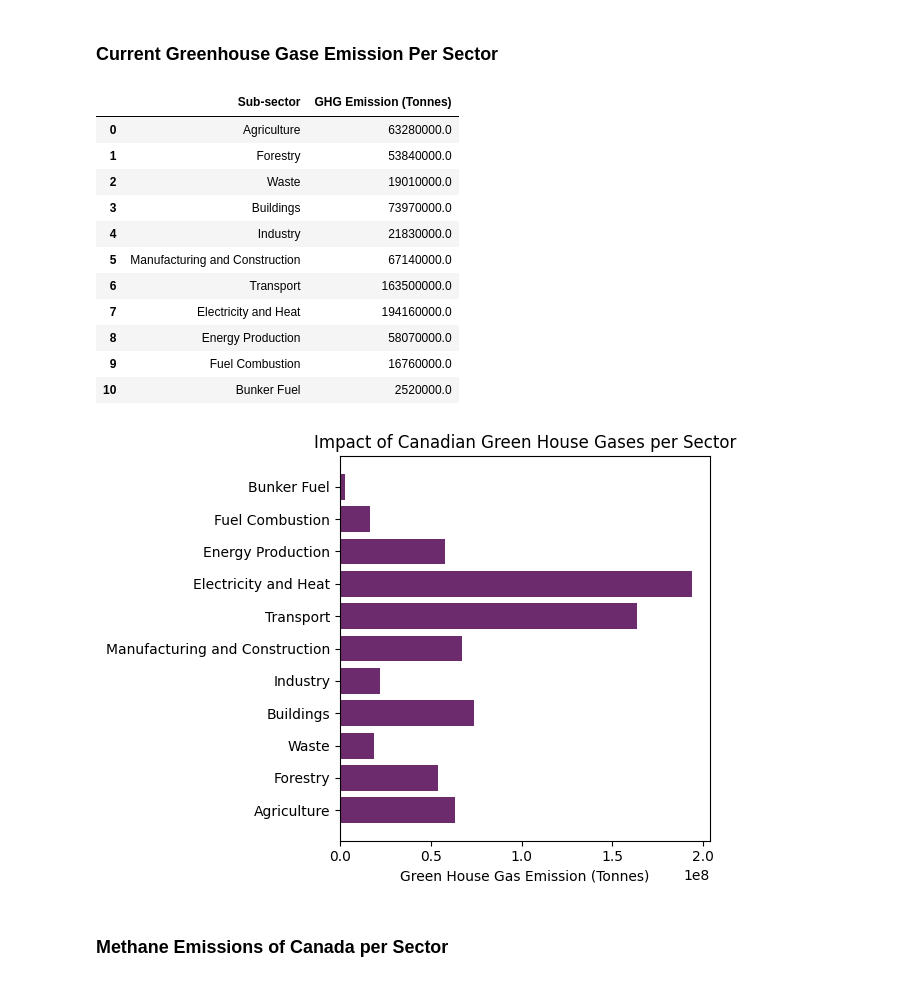
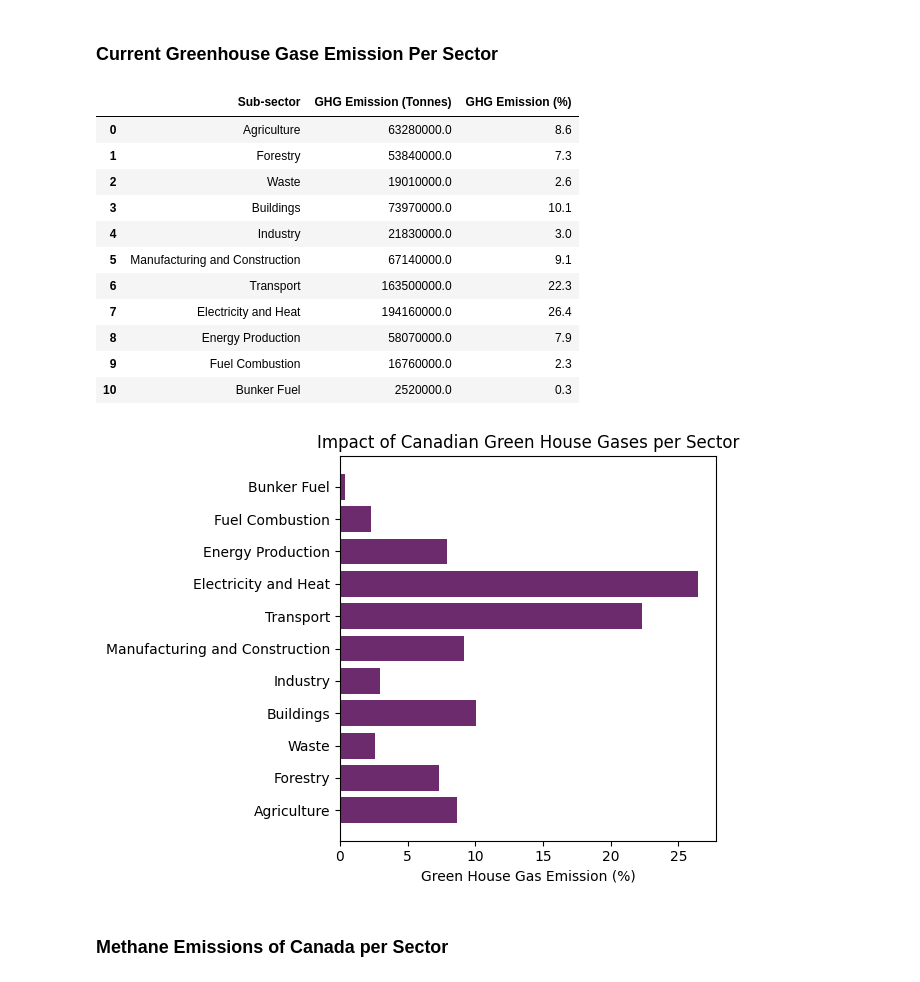
Before and after one commit to minari314159/CO2-Emission-Trends, a Jupyter notebook: Sector_Analysis.ipynb, the cells around one changed output. Saved outputs shown, nothing was run; the diff lists cells and outputs as text; code cells hidden in the pictures.

```diff
--- a/Sector_Analysis.ipynb
+++ b/Sector_Analysis.ipynb
@@ -50,4 +50,18 @@ plt.tight_layout()
 plt.show()
 # %% [output]
 [figure]
+# %%
+df_GHG = pd.read_csv('Data/GHG_Emissions.csv')
+df_GHG.rename(columns={
+    'Greenhouse gas emissions from agriculture': 'Agriculture',
+    'Greenhouse gas emissions from land use change and forestry': 'Forestry',
+    'Greenhouse gas emissions from waste': 'Waste',
+    'Greenhouse gas emissions from buildings': 'Buildings',
+    'Greenhouse gas emissions from industry': 'Industry',
+    'Greenhouse gas emissions from manufacturing and construction': 'Manufacturing and Construction',
+    'Greenhouse gas emissions from transport': 'Transport',
+    'Greenhouse gas emissions from electricity and heat': 'Electricity and Heat',
+    'Fugitive emissions of greenhouse gases from energy production': 'Energy Production',
+    'Greenhouse gas emissions from other fuel combustion': 'Fuel Combustion',
+'Greenhouse gas emissions from bunker fuels': 'Bunker Fuel'}, inplace=True)
 # %%
@@ -140,0 +118,4 @@ df_GHG_Can
+# %%
+df_GHG_Can = df_GHG[df_GHG['Entity'].isin(['Canada'])].drop([
+    'Code'], axis=1)
+df_GHG_Can
@@ -167,36 +166,37 @@ plt.show()
 ### Current Greenhouse Gase Emission Per Sector
 # %%
 df_Current = df_GHG_Can.query('Year == 2020')
-df_Current = df_Current.drop(['Entity', 'Year'], axis=1)
-df_Current = df_Current.transpose().reset_index()
+df_Current = df_Current.drop(['Entity', 'Year'], axis=1).transpose().reset_index()
 df_Current = df_Current.rename(
     columns={'index': 'Sub-sector', 1022: 'GHG Emission (Tonnes)'})
+df_Current["GHG Emission (%)"] = ((df_Current['GHG Emission (Tonnes)']/
+    sum(df_Current['GHG Emission (Tonnes)']))*100)
 df_Current
 # %% [output]
-|  | Sub-sector | GHG Emission (Tonnes) |
-| 0 | Agriculture | 63280000.0 |
-| 1 | Forestry | 53840000.0 |
-| 2 | Waste | 19010000.0 |
-| 3 | Buildings | 73970000.0 |
-| 4 | Industry | 21830000.0 |
-| 5 | Manufacturing and Construction | 67140000.0 |
-| 6 | Transport | 163500000.0 |
-| 7 | Electricity and Heat | 194160000.0 |
-| 8 | Energy Production | 58070000.0 |
-| 9 | Fuel Combustion | 16760000.0 |
-| 10 | Bunker Fuel | 2520000.0 |
+|  | Sub-sector | GHG Emission (Tonnes) | GHG Emission (%) |
+| 0 | Agriculture | 63280000.0 | 8.6 |
+| 1 | Forestry | 53840000.0 | 7.3 |
+| 2 | Waste | 19010000.0 | 2.6 |
+| 3 | Buildings | 73970000.0 | 10.1 |
+| 4 | Industry | 21830000.0 | 3.0 |
+| 5 | Manufacturing and Construction | 67140000.0 | 9.1 |
+| 6 | Transport | 163500000.0 | 22.3 |
+| 7 | Electricity and Heat | 194160000.0 | 26.4 |
+| 8 | Energy Production | 58070000.0 | 7.9 |
+| 9 | Fuel Combustion | 16760000.0 | 2.3 |
+| 10 | Bunker Fuel | 2520000.0 | 0.3 |
 # %%
-GHG_y = df_Current['GHG Emission (Tonnes)']
+GHG_y = df_Current['GHG Emission (%)']
 sub_sector = df_Current['Sub-sector']
 
 plt.barh(sub_sector, GHG_y, label='All Sectors', color=pal[5])
 
 plt.title("Impact of Canadian Green House Gases per Sector")
-plt.xlabel('Green House Gas Emission (Tonnes)')
+plt.xlabel('Green House Gas Emission (%)')
 plt.tight_layout()
 plt.show()
 # %% [output]
-[figure, old version]
+[figure, new version]
 # %% [markdown]
 ### Methane Emissions of Canada per Sector
 # %%
```
Also changed, not shown: parts of 14 cells of this notebook.
